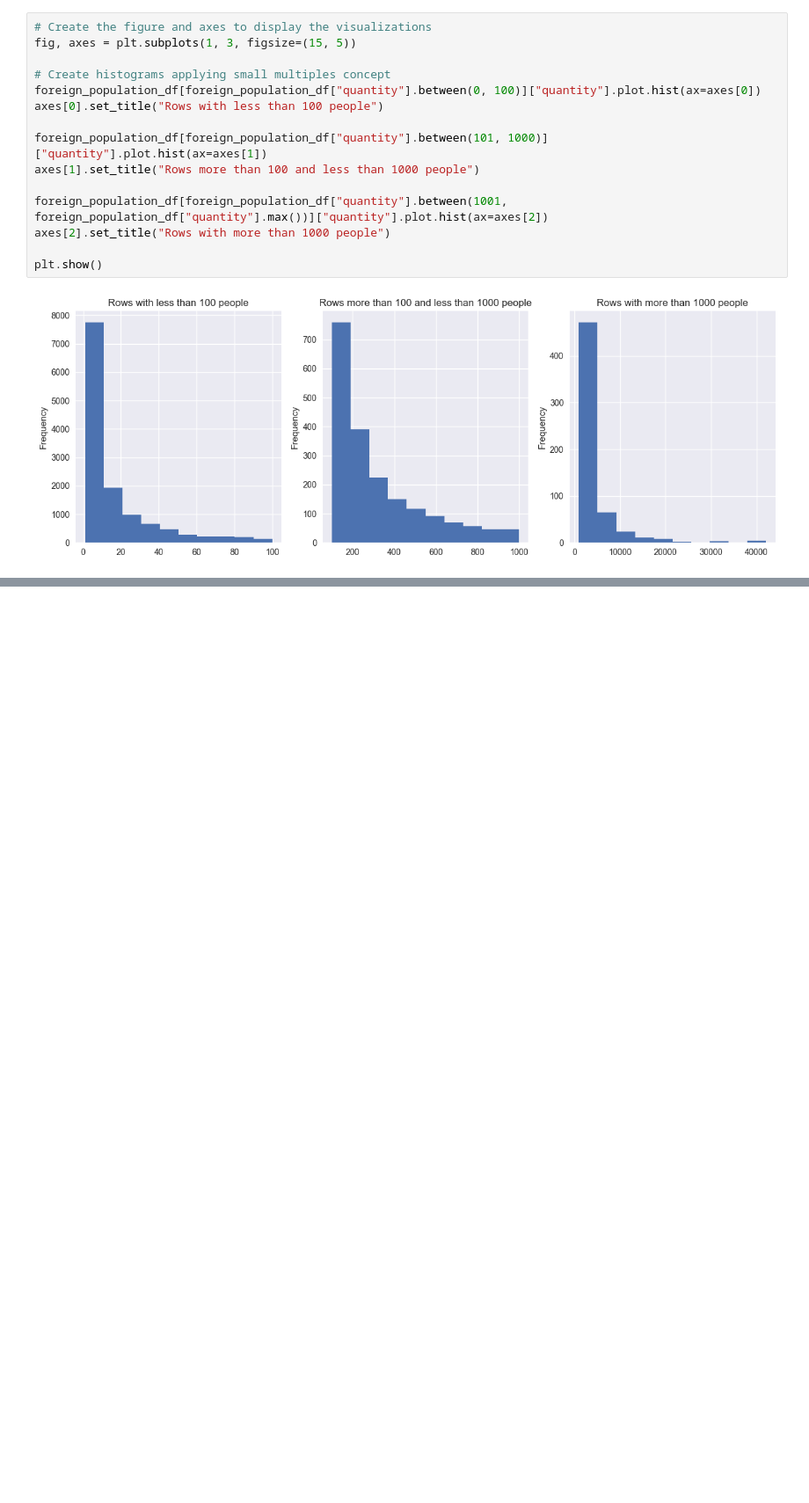
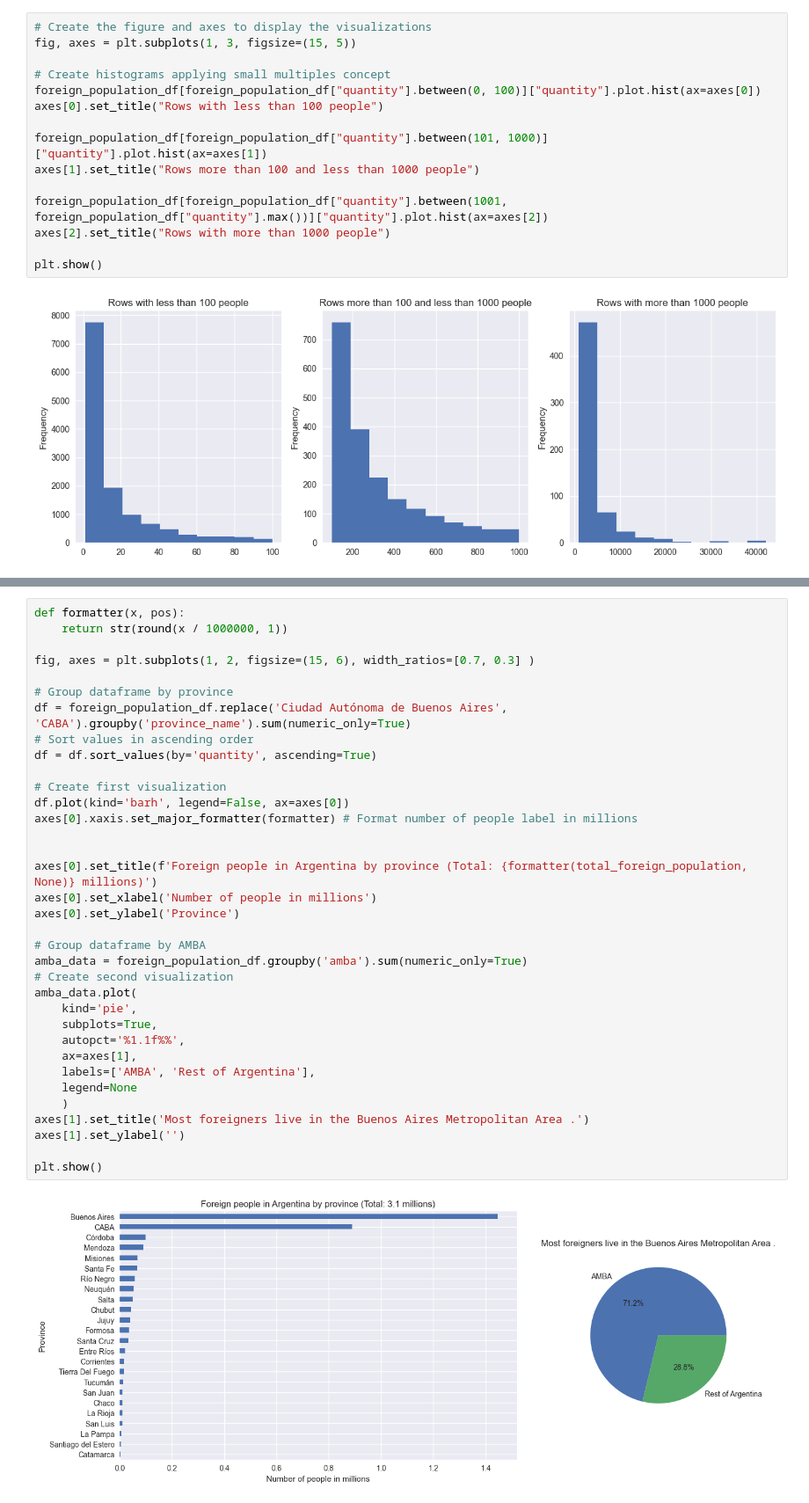
Before and after one commit to EricNSuarez/DataPrepPyInsights, a Jupyter notebook: Chapter1/DataPreprocessingInsights.ipynb, the cells around one changed output, grey strips where cells are left out. Shown at 88% size. Saved outputs shown, nothing was run; the diff lists cells and outputs as text; blank space fills up the shorter version.

```diff
--- a/Chapter1/DataPreprocessingInsights.ipynb
+++ b/Chapter1/DataPreprocessingInsights.ipynb
@@ -223,0 +295,37 @@ plt.show()
+# %%
+def formatter(x, pos):
+    return str(round(x / 1000000, 1))
+
+fig, axes = plt.subplots(1, 2, figsize=(15, 6), width_ratios=[0.7, 0.3] )
+
+# Group dataframe by province
+df = foreign_population_df.replace('Ciudad Autónoma de Buenos Aires', 'CABA').groupby('province_name').sum(numeric_only=True)
+# Sort values in ascending order
+df = df.sort_values(by='quantity', ascending=True)
+
+# Create first visualization
+df.plot(kind='barh', legend=False, ax=axes[0])
+axes[0].xaxis.set_major_formatter(formatter) # Format number of people label in millions
+
+
+axes[0].set_title(f'Foreign people in Argentina by province (Total: {formatter(total_foreign_population, None)} millions)')
+axes[0].set_xlabel('Number of people in millions')
+axes[0].set_ylabel('Province')
+
+# Group dataframe by AMBA
+amba_data = foreign_population_df.groupby('amba').sum(numeric_only=True)
+# Create second visualization
+amba_data.plot(
+    kind='pie',
+    subplots=True,
+    autopct='%1.1f%%',
+    ax=axes[1],
+    labels=['AMBA', 'Rest of Argentina'],
+    legend=None
+    )
+axes[1].set_title('Most foreigners live in the Buenos Aires Metropolitan Area .')
+axes[1].set_ylabel('')
+
+plt.show()
+# %% [output]
+[figure, added]
```
Also changed, not shown: parts of 6 cells of this notebook.
